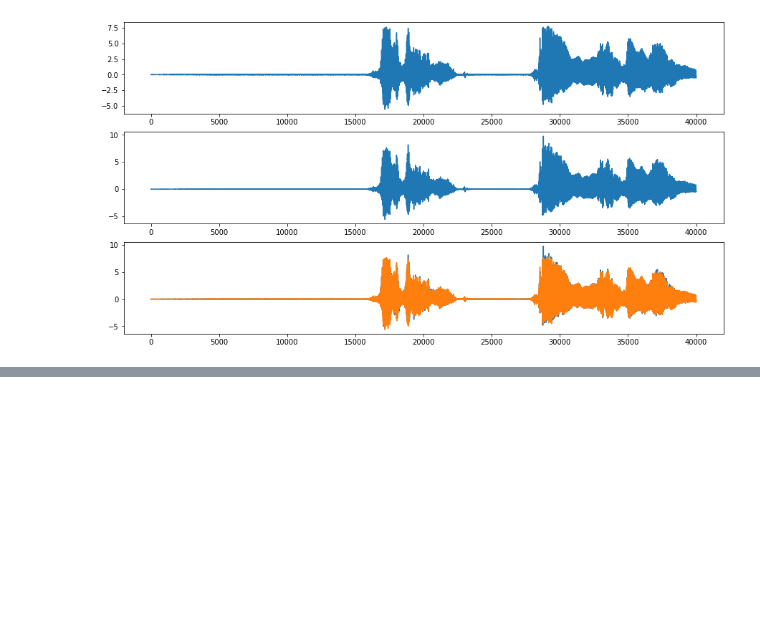
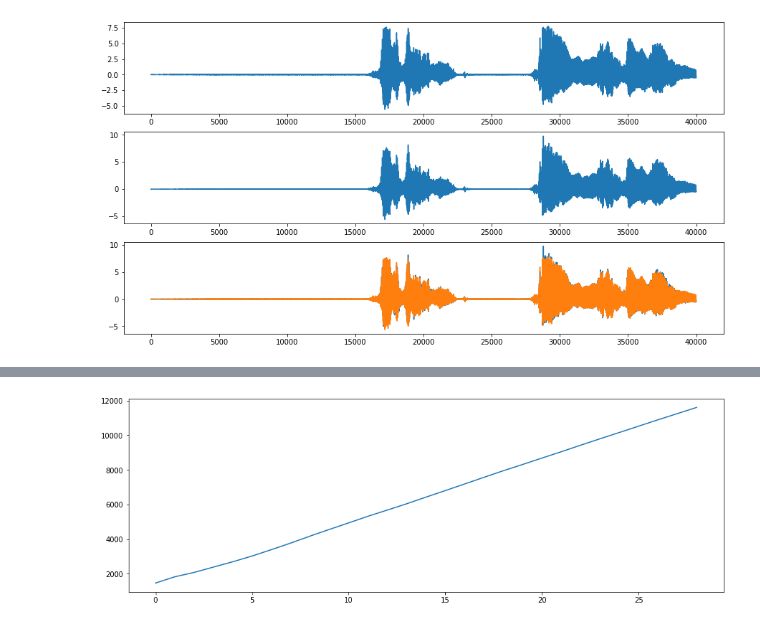
Before and after one commit to Bhavnicksm/dsp_lab_notebooks, a Jupyter notebook: EE333_Lab_3.ipynb, the cells around one changed output, grey strips where cells are left out. Drawn from its saved outputs; the diff is of its cells as text; code cells hidden in the pictures; blank space fills up the shorter version.

```diff
--- a/EE333_Lab_3.ipynb
+++ b/EE333_Lab_3.ipynb
@@ -147,0 +208,7 @@ Processing gain: 22.211
+# %%
+interpols = np.arange(1, 30, 1)
+SNR = np.zeros_like(interpols)
+
+for i in trange(len(interpols)):
+  res = delta_mod(0.01, interpols[i])
+  SNR[i] = res['SQNR']
@@ -147,0 +233,7 @@ Processing gain: 22.211
+# %%
+plt.figure(figsize=(15,5))
+plt.plot(SNR)
+# plt.plot(signal_up)
+plt.show()
+# %% [output]
+[figure, added]
```
Also changed, not shown: parts of 7 cells of this notebook.
